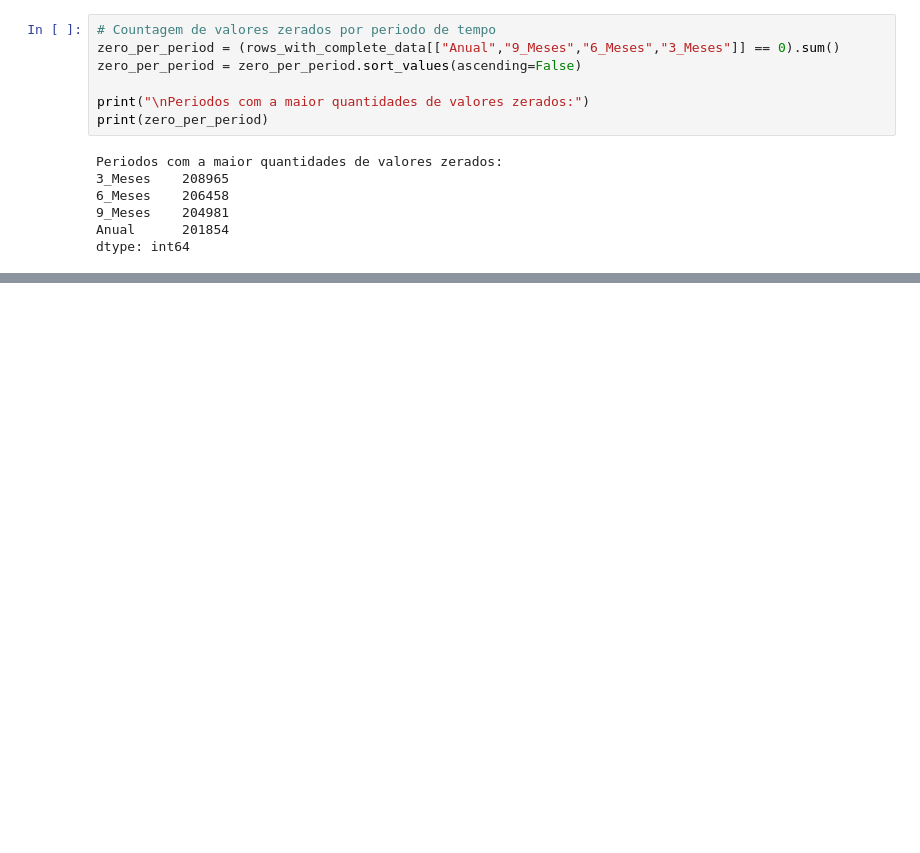
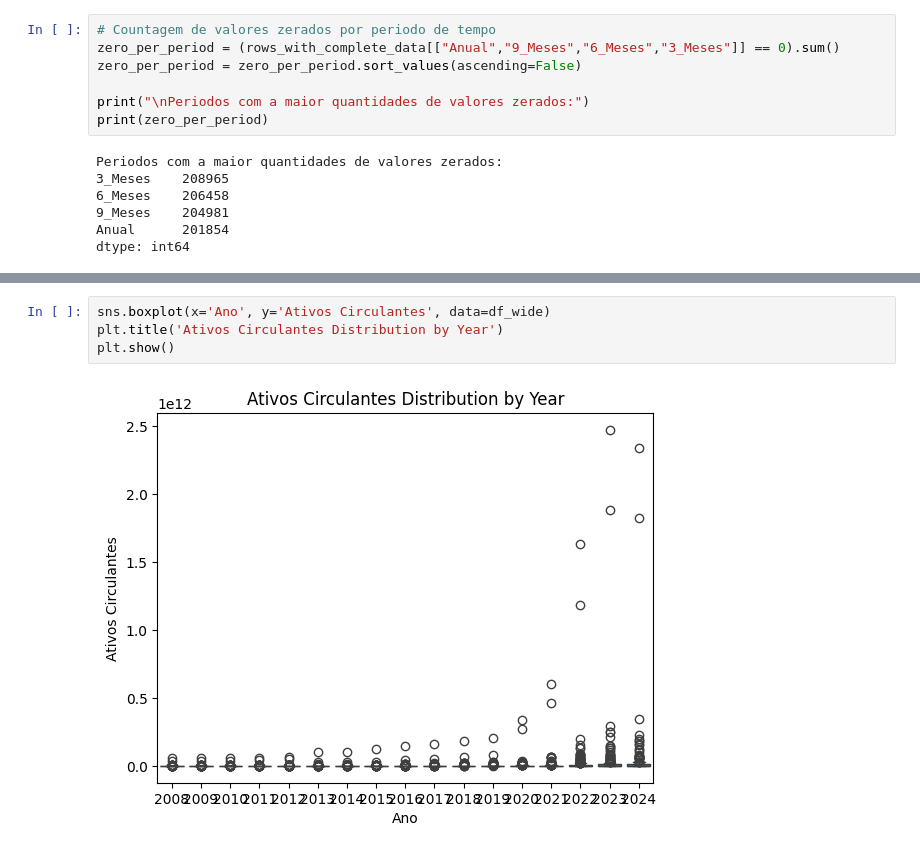
Before and after one commit to lgregs/TCC-CD-USP, a Jupyter notebook: data_cleaning.ipynb, the cells around one changed output, grey strips where cells are left out. Cells and saved outputs as stored; diff of their text form; blank space fills up the shorter version.

```diff
--- a/data_cleaning.ipynb
+++ b/data_cleaning.ipynb
@@ -655,0 +741,6 @@ These are the top 20 most relevant indicators for credit scoring in Turkey, base
+# %%
+sns.boxplot(x='Ano', y='Ativos Circulantes', data=df_wide)
+plt.title('Ativos Circulantes Distribution by Year')
+plt.show()
+# %% [output]
+[figure, added]
```
Also changed, not shown: parts of 40 cells of this notebook.
